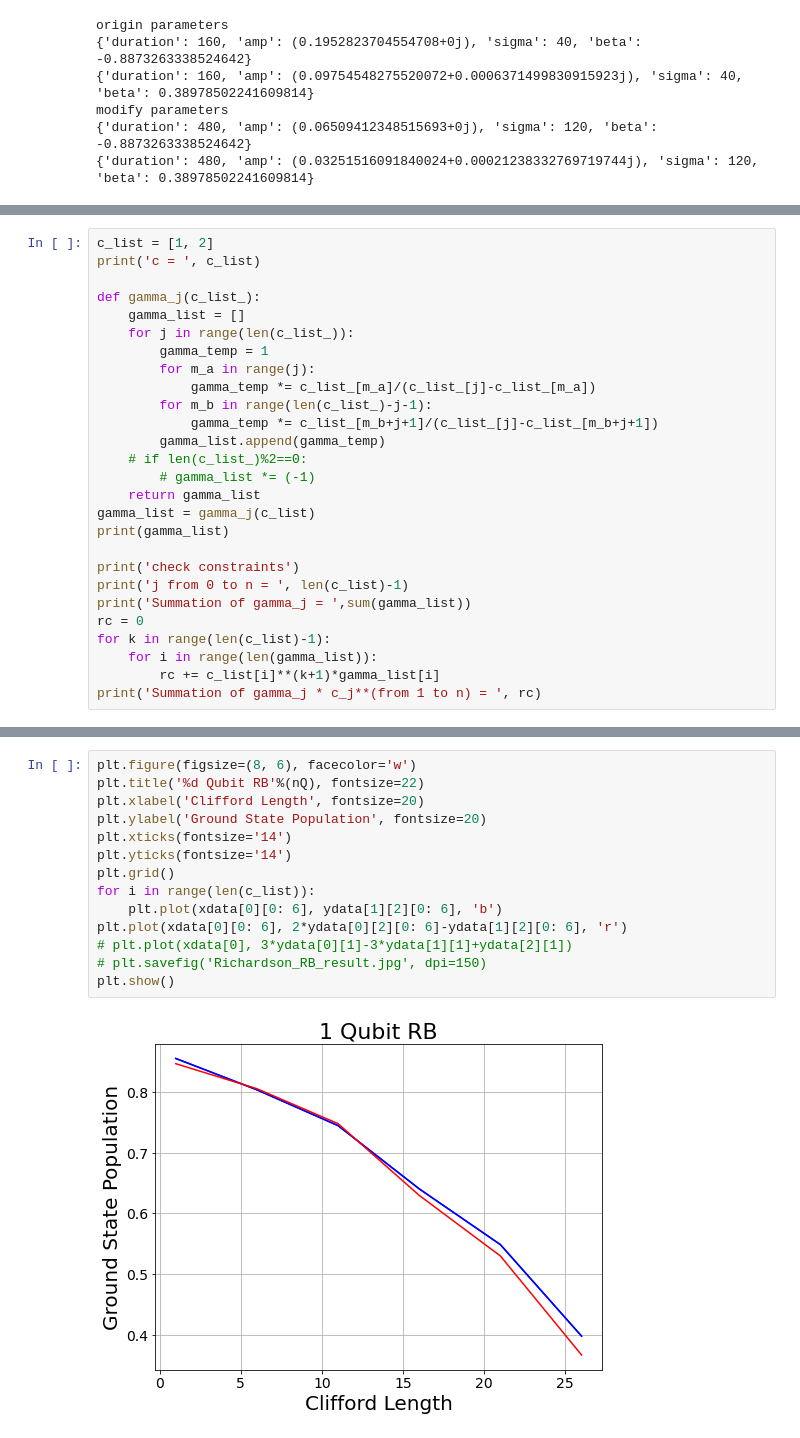
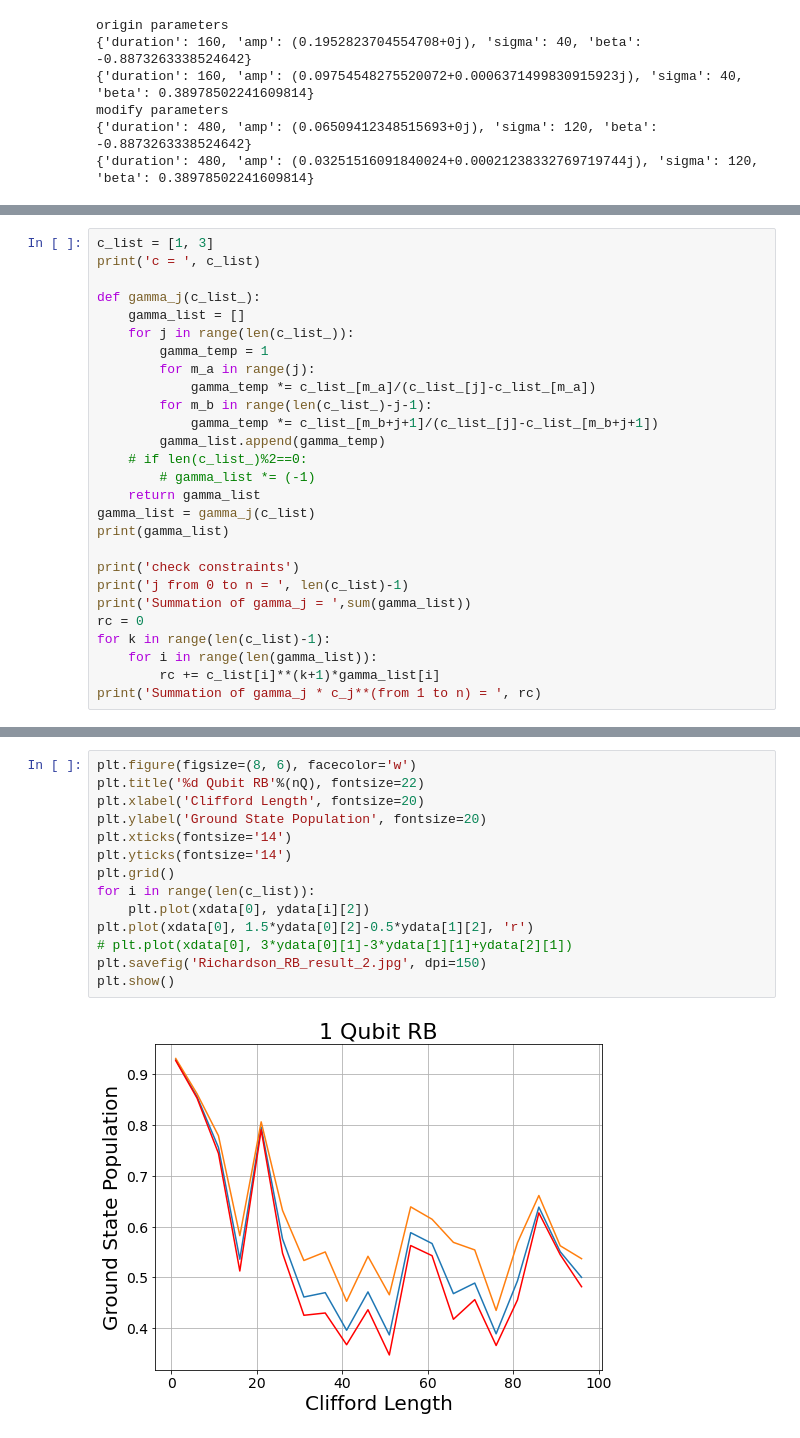
Before and after one commit to itsuka021/18-Generation_of_stretched_single_qubit_gates_for_Richardson_error_extrapolation, a Jupyter notebook: Richardson_RB.ipynb, the cells around one changed output, grey strips where cells are left out. Drawn from its saved outputs; the diff is of its cells as text.

```diff
--- a/Richardson_RB.ipynb
+++ b/Richardson_RB.ipynb
@@ -223,5 +233,5 @@ plt.show()
 # %%
-c_list = [1, 2]
+c_list = [1, 3]
 print('c = ', c_list)
 
 def gamma_j(c_list_):
@@ -250,16 +267,16 @@ print('Summation of gamma_j * c_j**(from 1 to n) = ', rc)
 # %%
 plt.figure(figsize=(8, 6), facecolor='w')
 plt.title('%d Qubit RB'%(nQ), fontsize=22)
 plt.xlabel('Clifford Length', fontsize=20)
 plt.ylabel('Ground State Population', fontsize=20)
 plt.xticks(fontsize='14')
 plt.yticks(fontsize='14')
 plt.grid()
 for i in range(len(c_list)):
-    plt.plot(xdata[0][0: 6], ydata[1][2][0: 6], 'b')
-plt.plot(xdata[0][0: 6], 2*ydata[0][2][0: 6]-ydata[1][2][0: 6], 'r')
+    plt.plot(xdata[0], ydata[i][2])
+plt.plot(xdata[0], 1.5*ydata[0][2]-0.5*ydata[1][2], 'r')
 # plt.plot(xdata[0], 3*ydata[0][1]-3*ydata[1][1]+ydata[2][1])
-# plt.savefig('Richardson_RB_result.jpg', dpi=150)
+plt.savefig('Richardson_RB_result_2.jpg', dpi=150)
 plt.show()
 # %% [output]
-[figure, old version]
+[figure, new version]
```
Also changed, not shown: parts of 3 cells of this notebook.
